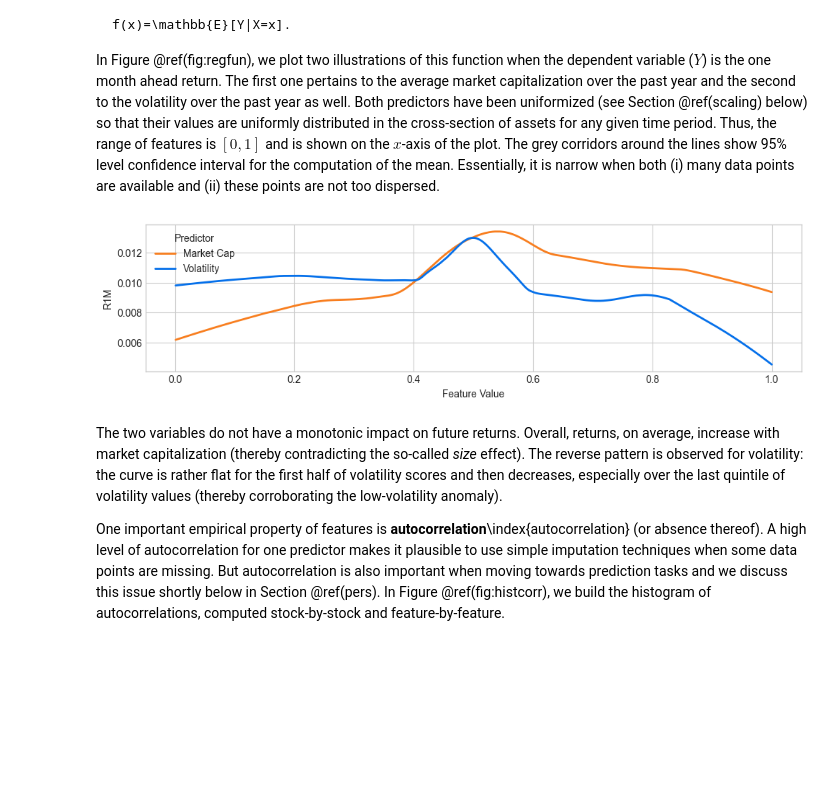
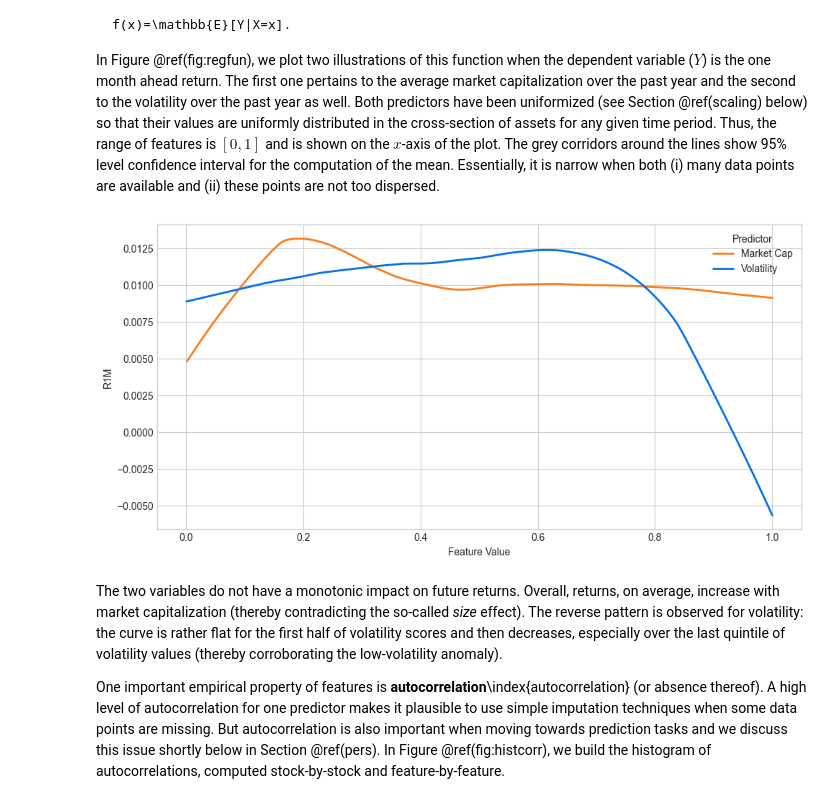
Before and after one commit to shokru/mlfactor2.github.io, a Jupyter notebook: chap_05_data_processing.ipynb, the cells around one changed output. Saved outputs shown, nothing was run; the diff lists cells and outputs as text; code cells hidden in the pictures; blank space fills up the shorter version.

```diff
--- a/chap_05_data_processing.ipynb
+++ b/chap_05_data_processing.ipynb
@@ -76,9 +76,9 @@ In Figure \@ref(fig:regfun), we plot two illustrations of this function when the
 # %%
 #| label: fig-cond_exp
 #| fig-cap: "Conditional expectations: average returns as smooth functions of features."
-plot_conditional_expectations(data_ml, ['Size12m', 'Vol_LT'])
+plot_conditional_expectations(data_ml, ['size_avg_252d', 'vol_252'])
 # %% [output]
-[figure, old version]
+[figure, new version]
 # %% [markdown]
 
 The two variables do not have a monotonic impact on future returns. Overall, returns, on average, increase with market capitalization (thereby contradicting the so-called *size* effect). The reverse pattern is observed for volatility: the curve is rather flat for the first half of volatility scores and then decreases, especially over the last quintile of volatility values (thereby corroborating the low-volatility anomaly).
```
Also changed, not shown: parts of 4 cells of this notebook, 24 other files.
